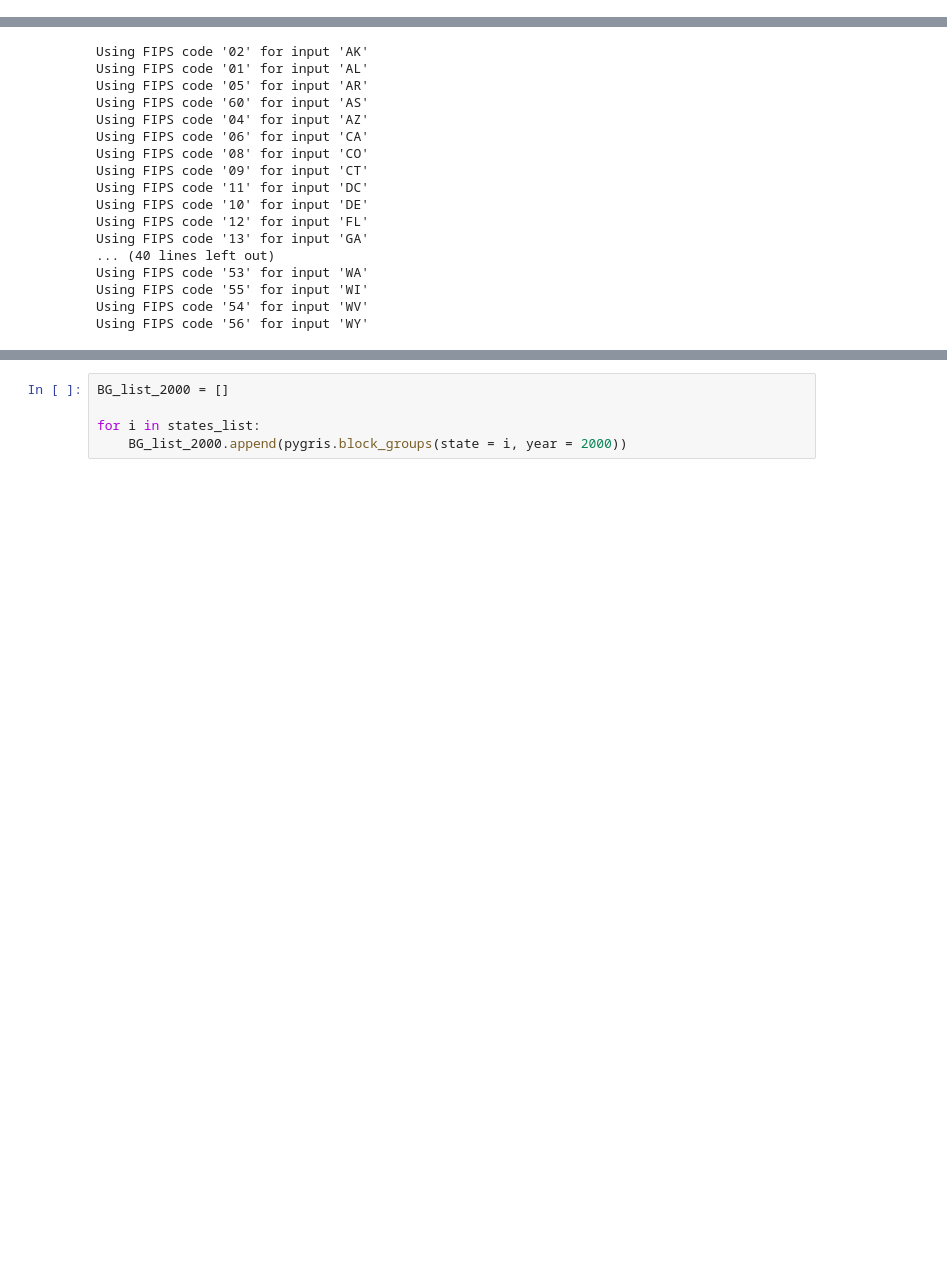
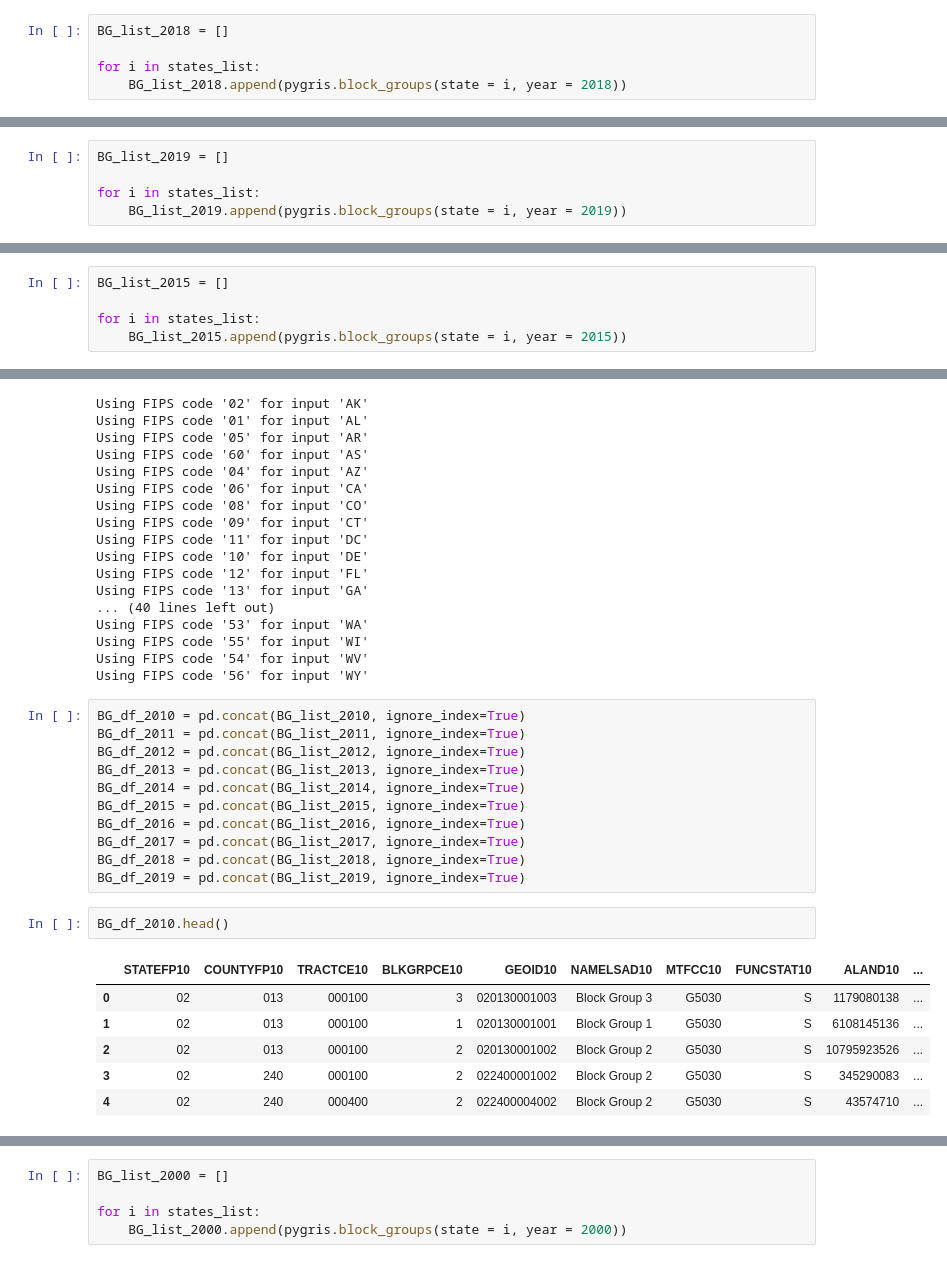
Before and after one commit to LayanKaushik/FloodClaimGeospatialImprovements, a Jupyter notebook: Code/Shapefile_creation_pygris.ipynb, the cells around one changed output, grey strips where cells are left out. Cells and saved outputs as stored; diff of their text form; blank space fills up the shorter version.

```diff
--- a/Code/Shapefile_creation_pygris.ipynb
+++ b/Code/Shapefile_creation_pygris.ipynb
@@ -564,0 +702,5 @@ Using FIPS code '56' for input 'WY'
+# %%
+BG_list_2018 = []
+
+for i in states_list:
+    BG_list_2018.append(pygris.block_groups(state = i, year = 2018))
@@ -564,0 +725,5 @@ Using FIPS code '56' for input 'WY'
+# %%
+BG_list_2019 = []
+
+for i in states_list:
+    BG_list_2019.append(pygris.block_groups(state = i, year = 2019))
@@ -564,0 +748,5 @@ Using FIPS code '56' for input 'WY'
+# %%
+BG_list_2015 = []
+
+for i in states_list:
+    BG_list_2015.append(pygris.block_groups(state = i, year = 2015))
@@ -608,3 +814,23 @@ Using FIPS code '53' for input 'WA'
 Using FIPS code '55' for input 'WI'
 Using FIPS code '54' for input 'WV'
 Using FIPS code '56' for input 'WY'
+# %%
+BG_df_2010 = pd.concat(BG_list_2010, ignore_index=True)
+BG_df_2011 = pd.concat(BG_list_2011, ignore_index=True)
+BG_df_2012 = pd.concat(BG_list_2012, ignore_index=True)
+BG_df_2013 = pd.concat(BG_list_2013, ignore_index=True)
+BG_df_2014 = pd.concat(BG_list_2014, ignore_index=True)
+BG_df_2015 = pd.concat(BG_list_2015, ignore_index=True)
+BG_df_2016 = pd.concat(BG_list_2016, ignore_index=True)
+BG_df_2017 = pd.concat(BG_list_2017, ignore_index=True)
+BG_df_2018 = pd.concat(BG_list_2018, ignore_index=True)
+BG_df_2019 = pd.concat(BG_list_2019, ignore_index=True)
+# %%
+BG_df_2010.head()
+# %% [output]
+|  | STATEFP10 | COUNTYFP10 | TRACTCE10 | BLKGRPCE10 | GEOID10 | NAMELSAD10 | MTFCC10 | FUNCSTAT10 | ALAND10 | ... |
+| 0 | 02 | 013 | 000100 | 3 | 020130001003 | Block Group 3 | G5030 | S | 1179080138 | ... |
+| 1 | 02 | 013 | 000100 | 1 | 020130001001 | Block Group 1 | G5030 | S | 6108145136 | ... |
+| 2 | 02 | 013 | 000100 | 2 | 020130001002 | Block Group 2 | G5030 | S | 10795923526 | ... |
+| 3 | 02 | 240 | 000100 | 2 | 022400001002 | Block Group 2 | G5030 | S | 345290083 | ... |
+| 4 | 02 | 240 | 000400 | 2 | 022400004002 | Block Group 2 | G5030 | S | 43574710 | ... |
```
Also changed, not shown: parts of 30 cells of this notebook, 2 other files.
